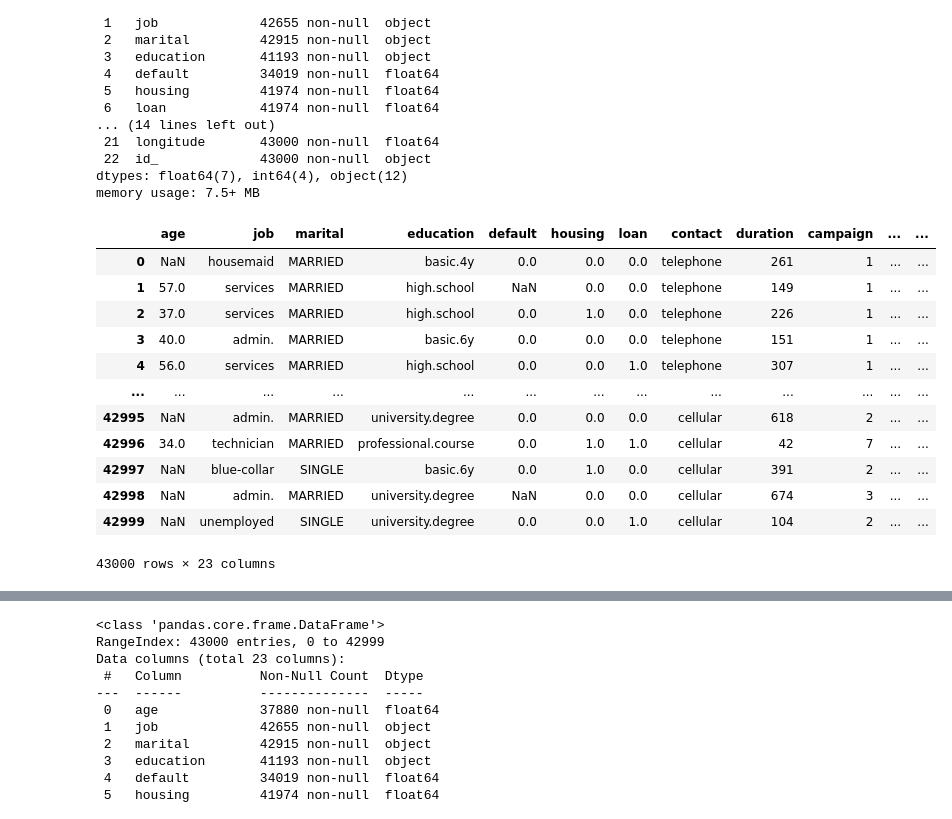
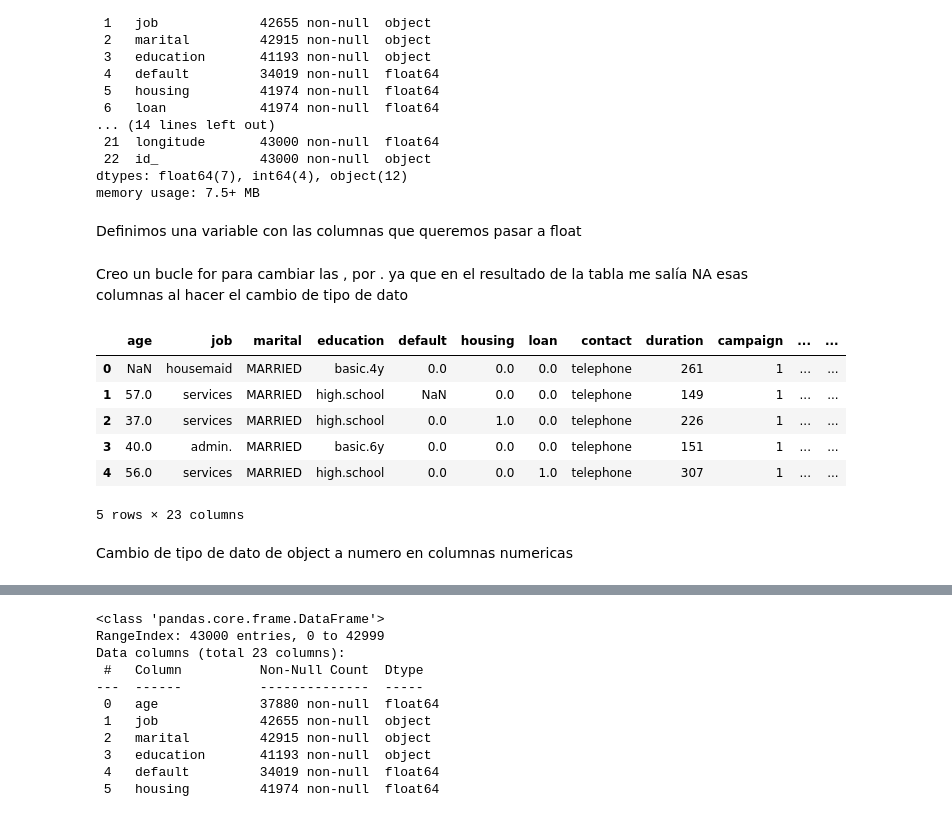
Before and after one commit to pablo98al/Entrega-Proyecto-Python-EDA, a Jupyter notebook: EDA/EDA_bank-additional.ipynb, the cells around one changed output, grey strips where cells are left out. Cells and saved outputs as stored; diff of their text form; code cells hidden in the pictures.

```diff
--- a/EDA/EDA_bank-additional.ipynb
+++ b/EDA/EDA_bank-additional.ipynb
@@ -54,5 +56,5 @@ dtype: object
 # %%
-df_bank.drop('Unnamed: 0', axis = 1, inplace = True) #Eliminamos la columna 'unnamed: 0' por que no es de utilidad
+df_bank = df_bank.drop('Unnamed: 0', axis = 1)
 # %%
 df_bank.info()
 # %% [output]
@@ -108,6 +105,10 @@ Data columns (total 23 columns):
  22  id_             43000 non-null  object
 dtypes: float64(7), int64(4), object(12)
 memory usage: 7.5+ MB
+# %% [markdown]
+Definimos una variable con las columnas que queremos pasar a float
 # %%
 cols_numericas = ['cons.price.idx', 'cons.conf.idx', 'euribor3m', 'nr.employed']
+# %% [markdown]
+Creo un bucle for para cambiar las , por .  ya que en el resultado de la tabla me salía NA esas columnas al hacer el cambio de tipo de dato
 # %%
@@ -115,18 +116,14 @@ for col in cols_numericas: #creo un bucle for para cambiar las , por .  ya que e
         df_bank[col] = df_bank[col].str.replace(',', '.').str.strip()
 # %%
-df_bank
+df_bank.head(5)
 # %% [output]
 |  | age | job | marital | education | default | housing | loan | contact | duration | campaign | ... | ... |
 | 0 | NaN | housemaid | MARRIED | basic.4y | 0.0 | 0.0 | 0.0 | telephone | 261 | 1 | ... | ... |
 | 1 | 57.0 | services | MARRIED | high.school | NaN | 0.0 | 0.0 | telephone | 149 | 1 | ... | ... |
 | 2 | 37.0 | services | MARRIED | high.school | 0.0 | 1.0 | 0.0 | telephone | 226 | 1 | ... | ... |
 | 3 | 40.0 | admin. | MARRIED | basic.6y | 0.0 | 0.0 | 0.0 | telephone | 151 | 1 | ... | ... |
 | 4 | 56.0 | services | MARRIED | high.school | 0.0 | 0.0 | 1.0 | telephone | 307 | 1 | ... | ... |
-| ... | ... | ... | ... | ... | ... | ... | ... | ... | ... | ... | ... | ... |
-| 42995 | NaN | admin. | MARRIED | university.degree | 0.0 | 0.0 | 0.0 | cellular | 618 | 2 | ... | ... |
-| 42996 | 34.0 | technician | MARRIED | professional.course | 0.0 | 1.0 | 1.0 | cellular | 42 | 7 | ... | ... |
-| 42997 | NaN | blue-collar | SINGLE | basic.6y | 0.0 | 1.0 | 0.0 | cellular | 391 | 2 | ... | ... |
-| 42998 | NaN | admin. | MARRIED | university.degree | NaN | 0.0 | 0.0 | cellular | 674 | 3 | ... | ... |
-| 42999 | NaN | unemployed | SINGLE | university.degree | 0.0 | 0.0 | 1.0 | cellular | 104 | 2 | ... | ... |
-43000 rows × 23 columns
+5 rows × 23 columns
+# %% [markdown]
+Cambio de tipo de dato de object a numero en columnas numericas
 # %%
```
Also changed, not shown: parts of 40 cells of this notebook, 7 other files.
